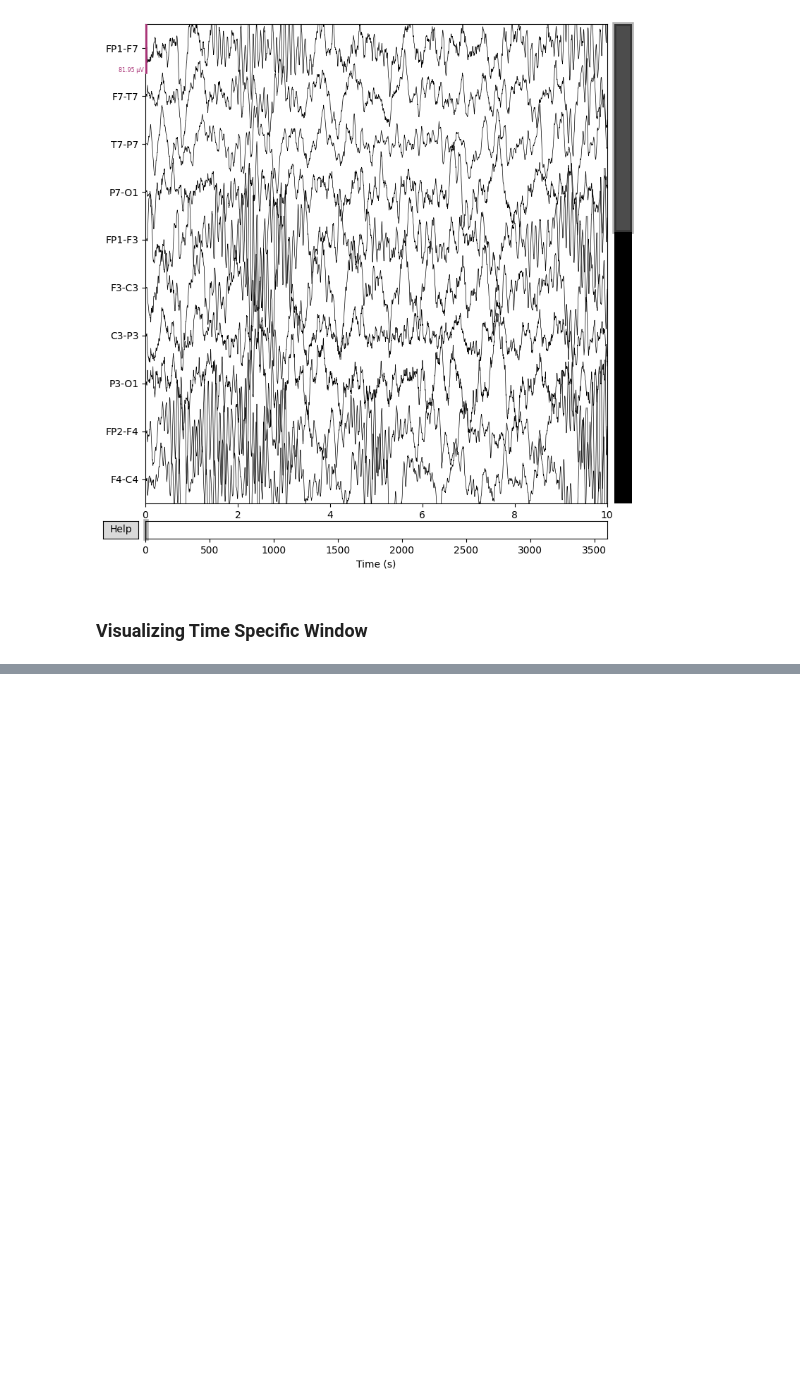
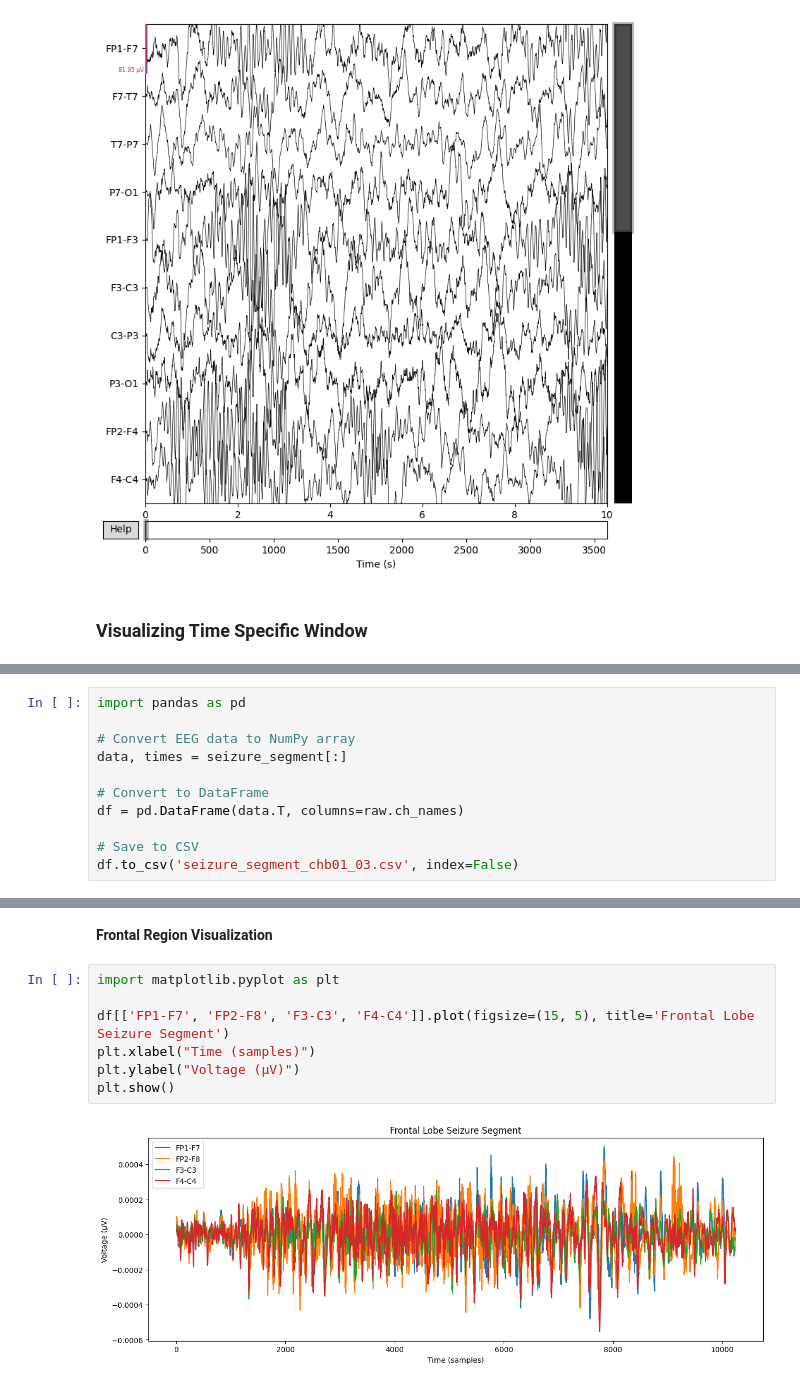
Before and after one commit to PRANIT0605/EEG_Epilepsy_Prediction, a Jupyter notebook: notebooks/patient_data.ipynb, the cells around one changed output, grey strips where cells are left out. Saved outputs shown, nothing was run; the diff lists cells and outputs as text; blank space fills up the shorter version.

```diff
--- a/notebooks/patient_data.ipynb
+++ b/notebooks/patient_data.ipynb
@@ -55,0 +59,11 @@ Reading 0 ... 921599  =      0.000 ...  3599.996 secs...
+# %%
+import pandas as pd
+
+# Convert EEG data to NumPy array
+data, times = seizure_segment[:]
+
+# Convert to DataFrame
+df = pd.DataFrame(data.T, columns=raw.ch_names)
+
+# Save to CSV
+df.to_csv('seizure_segment_chb01_03.csv', index=False)
@@ -55,0 +132,11 @@ Reading 0 ... 921599  =      0.000 ...  3599.996 secs...
+# %% [markdown]
+**Frontal Region Visualization**
+# %%
+import matplotlib.pyplot as plt
+
+df[['FP1-F7', 'FP2-F8', 'F3-C3', 'F4-C4']].plot(figsize=(15, 5), title='Frontal Lobe Seizure Segment')
+plt.xlabel("Time (samples)")
+plt.ylabel("Voltage (µV)")
+plt.show()
+# %% [output]
+[figure, added]
```
Also changed, not shown: parts of 18 cells of this notebook, 5 other files.
